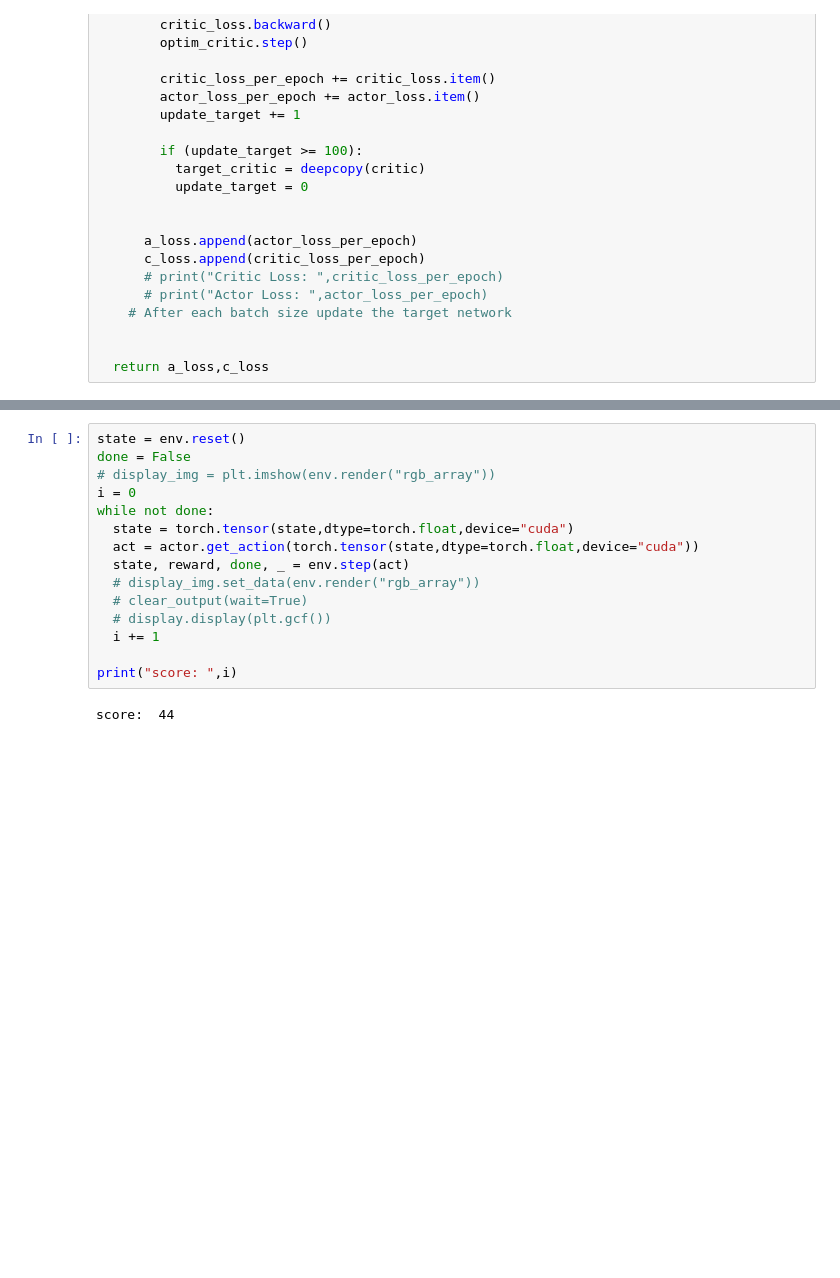
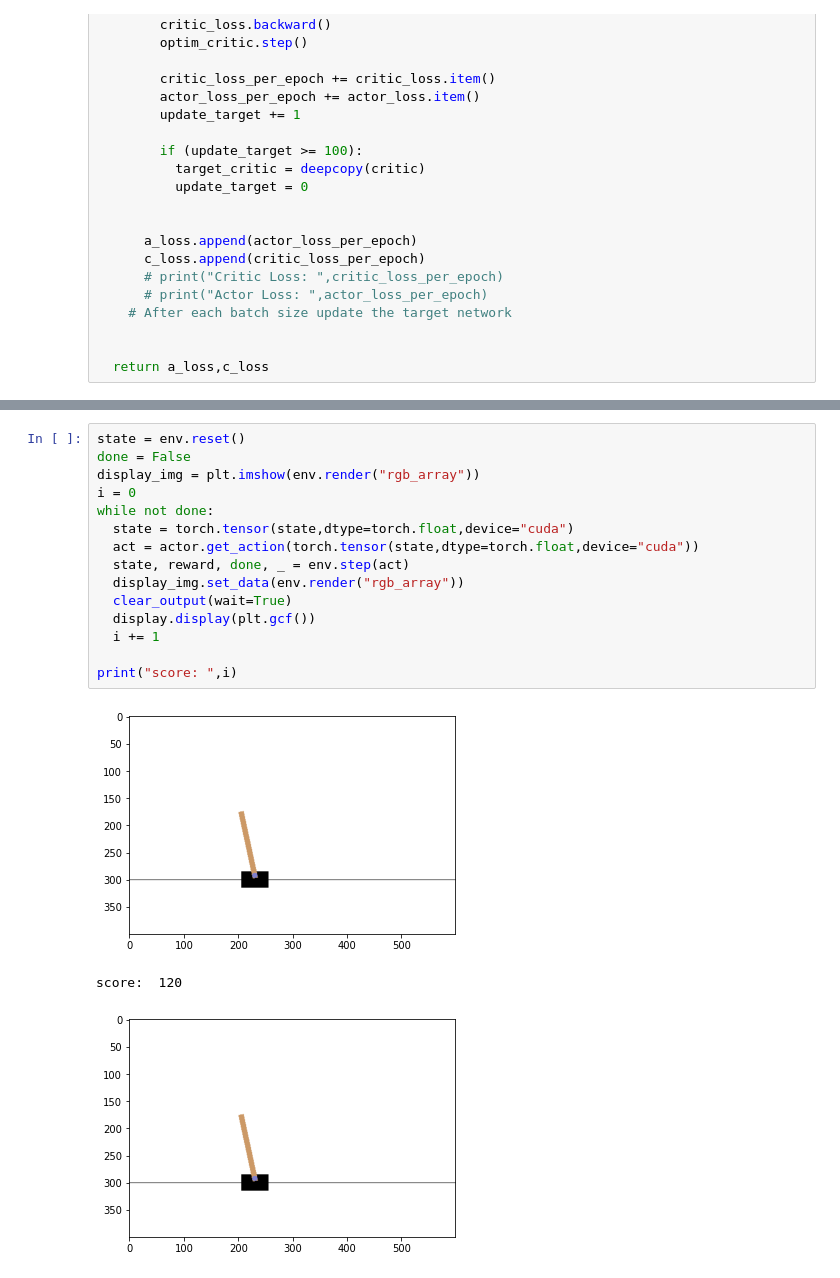
Before and after one commit to kaleem500bc/Vanilla-A2C-CartPole, a Jupyter notebook: Vanilla_A2C.ipynb, the cells around one changed output, grey strips where cells are left out. Cells and saved outputs as stored; diff of their text form; blank space fills up the shorter version.

```diff
--- a/Vanilla_A2C.ipynb
+++ b/Vanilla_A2C.ipynb
@@ -183,17 +183,19 @@ plt.plot(critic_loss,label="critic",color="blue")
 # %%
 state = env.reset()
 done = False
-# display_img = plt.imshow(env.render("rgb_array"))
+display_img = plt.imshow(env.render("rgb_array"))
 i = 0
 while not done:
   state = torch.tensor(state,dtype=torch.float,device="cuda")
   act = actor.get_action(torch.tensor(state,dtype=torch.float,device="cuda"))
   state, reward, done, _ = env.step(act)
-  # display_img.set_data(env.render("rgb_array"))
-  # clear_output(wait=True)
-  # display.display(plt.gcf())
+  display_img.set_data(env.render("rgb_array"))
+  clear_output(wait=True)
+  display.display(plt.gcf())
   i += 1
 
 print("score: ",i)
 # %% [output]
+[figure, added]
-score:  44
+score:  120
+[figure, added]
```
Also changed, not shown: parts of 4 cells of this notebook.
